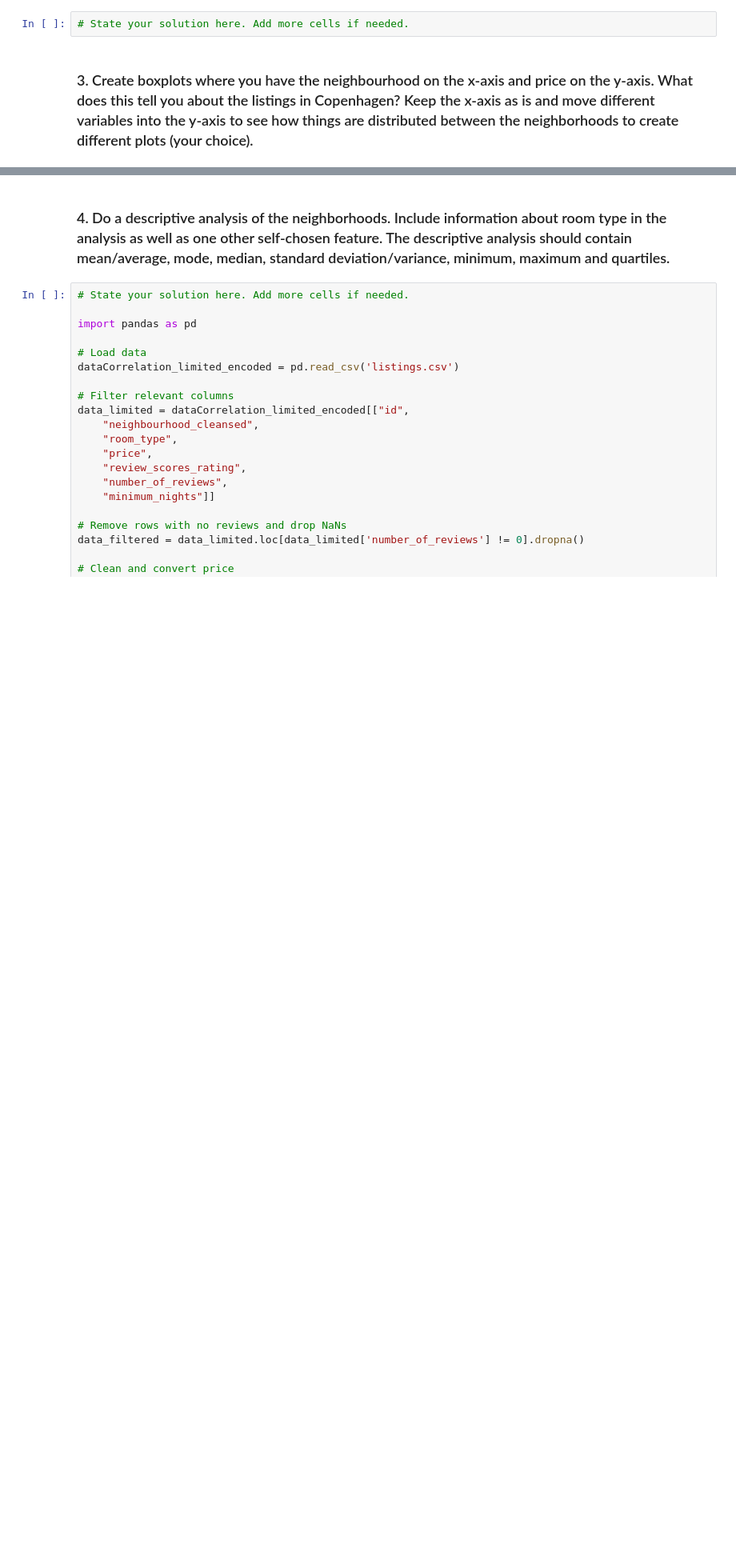
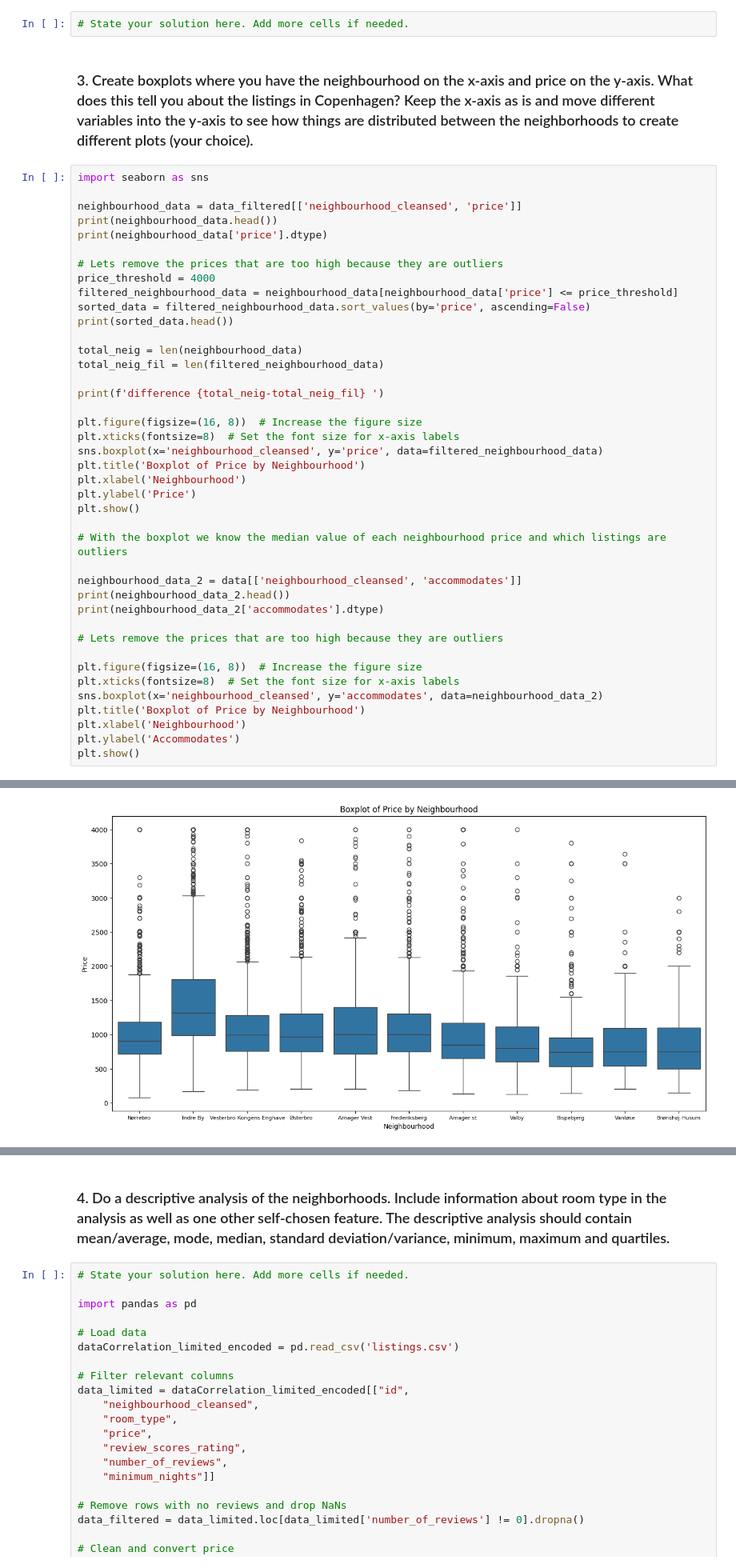
Before and after one commit to EarthOddity/mal-assignments, a Jupyter notebook: Assignment1Mal/1. Getting started - Copenhagen Airbnb.ipynb, the cells around one changed output, grey strips where cells are left out. Shown at 80% size. Cells and saved outputs as stored; diff of their text form; blank space fills up the shorter version.

```diff
--- a/Assignment1Mal/1. Getting started - Copenhagen Airbnb.ipynb
+++ b/Assignment1Mal/1. Getting started - Copenhagen Airbnb.ipynb
@@ -160,3 +160,45 @@ Total rows in filtered_host_names: 11515
 # State your solution here. Add more cells if needed.
 # %% [markdown]
 ### 3. Create boxplots where you have the neighbourhood on the x-axis and price on the y-axis. What does this tell you about the listings in Copenhagen? Keep the x-axis as is and move different variables into the y-axis to see how things are distributed between the neighborhoods to create different plots (your choice).
+# %%
+import seaborn as sns
+
+neighbourhood_data = data_filtered[['neighbourhood_cleansed', 'price']]
+print(neighbourhood_data.head())
+print(neighbourhood_data['price'].dtype)
+
+# Lets remove the prices that are too high because they are outliers
+price_threshold = 4000
+filtered_neighbourhood_data = neighbourhood_data[neighbourhood_data['price'] <= price_threshold]
+sorted_data = filtered_neighbourhood_data.sort_values(by='price', ascending=False)
+print(sorted_data.head())
+
+total_neig = len(neighbourhood_data)
+total_neig_fil = len(filtered_neighbourhood_data)
+
+print(f'difference {total_neig-total_neig_fil} ')
+
+plt.figure(figsize=(16, 8))  # Increase the figure size
+plt.xticks(fontsize=8)  # Set the font size for x-axis labels
+sns.boxplot(x='neighbourhood_cleansed', y='price', data=filtered_neighbourhood_data)
+plt.title('Boxplot of Price by Neighbourhood')
+plt.xlabel('Neighbourhood')
+plt.ylabel('Price')
+plt.show()
+
+# With the boxplot we know the median value of each neighbourhood price and which listings are outliers
+
+neighbourhood_data_2 = data[['neighbourhood_cleansed', 'accommodates']]
+print(neighbourhood_data_2.head())
+print(neighbourhood_data_2['accommodates'].dtype)
+
+# Lets remove the prices that are too high because they are outliers
+
+plt.figure(figsize=(16, 8))  # Increase the figure size
+plt.xticks(fontsize=8)  # Set the font size for x-axis labels
+sns.boxplot(x='neighbourhood_cleansed', y='accommodates', data=neighbourhood_data_2)
+plt.title('Boxplot of Price by Neighbourhood')
+plt.xlabel('Neighbourhood')
+plt.ylabel('Accommodates')
+plt.show()
+# %% [output]
@@ -162,0 +219 @@ Total rows in filtered_host_names: 11515
+[figure, added]
```
Also changed, not shown: parts of 1 cell of this notebook.
